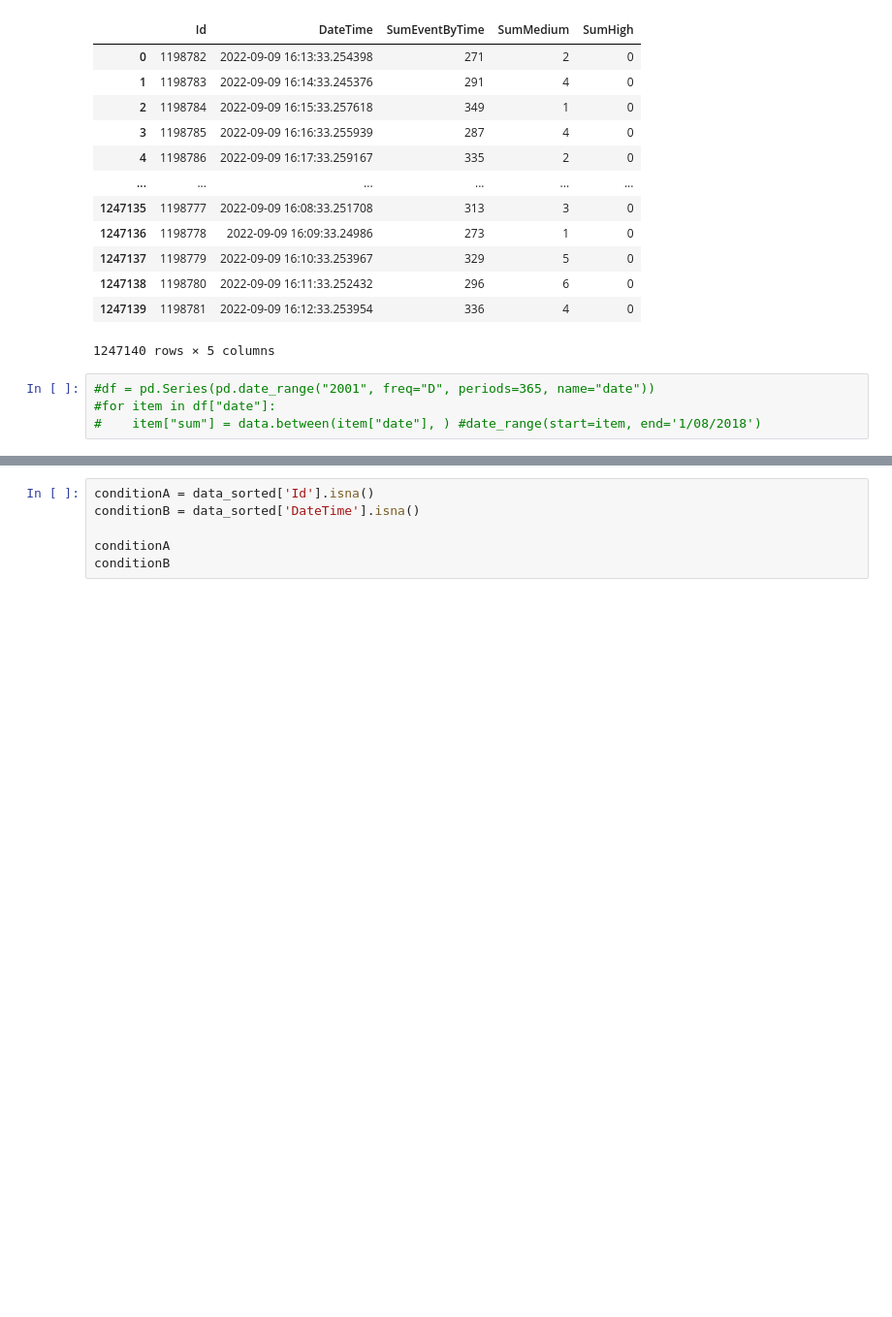
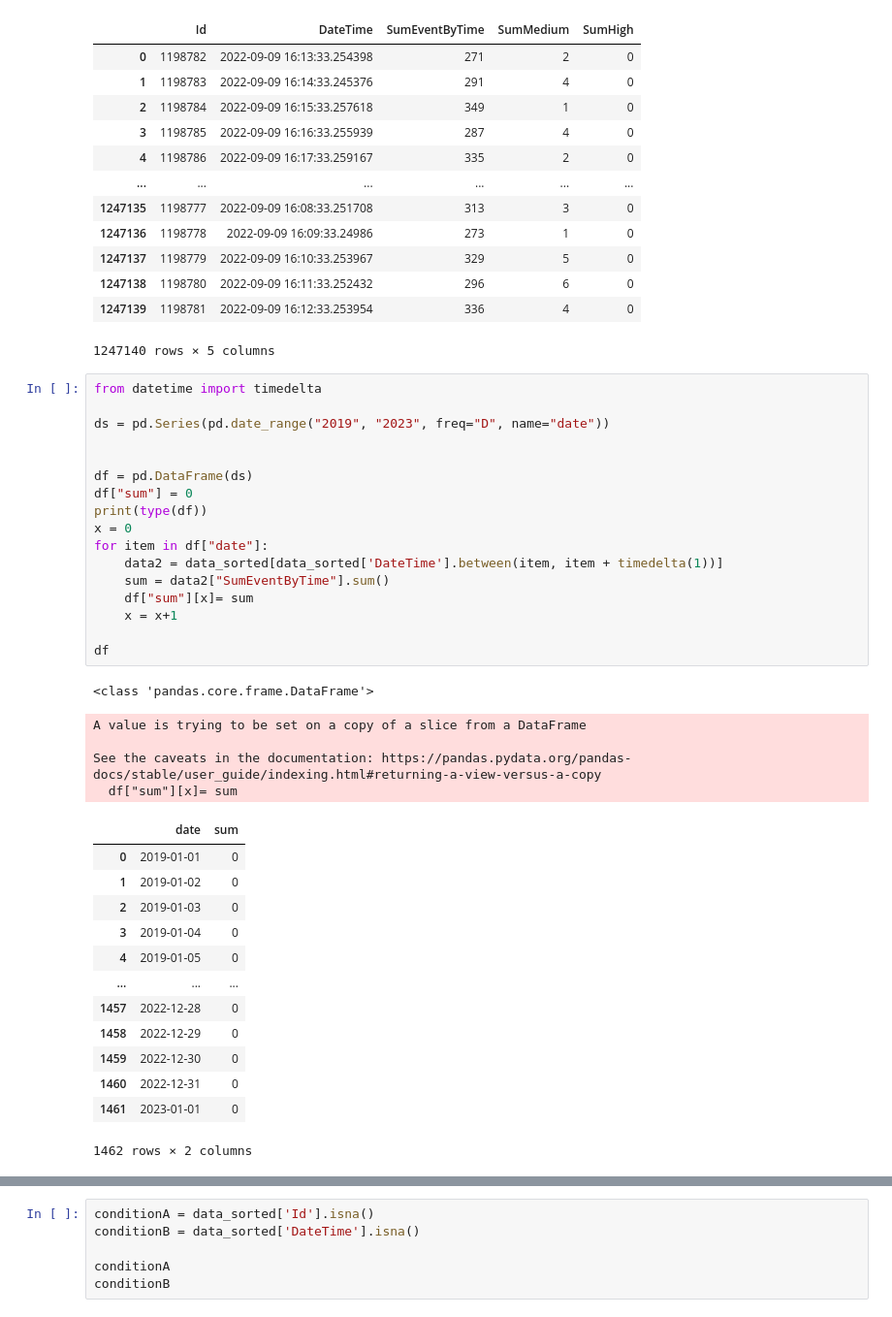
Before and after one commit to IHVH/EventsByTimes, a Jupyter notebook: GlayManNostradamus.ipynb, the cells around one changed output, grey strips where cells are left out. Shown: that part at 97% size. Drawn from its saved outputs; the diff is of its cells as text; blank space fills up the shorter version.

```diff
--- a/GlayManNostradamus.ipynb
+++ b/GlayManNostradamus.ipynb
@@ -68,7 +72,39 @@ False
 | 1247138 | 1198780 | 2022-09-09 16:11:33.252432 | 296 | 6 | 0 |
 | 1247139 | 1198781 | 2022-09-09 16:12:33.253954 | 336 | 4 | 0 |
 1247140 rows × 5 columns
-# %%
-#df = pd.Series(pd.date_range("2001", freq="D", periods=365, name="date"))
-#for item in df["date"]:
-#    item["sum"] = data.between(item["date"], ) #date_range(start=item, end='1/08/2018')
+# %%
+from datetime import timedelta
+
+ds = pd.Series(pd.date_range("2019", "2023", freq="D", name="date"))
+
+
+df = pd.DataFrame(ds)
+df["sum"] = 0
+print(type(df))
+x = 0
+for item in df["date"]:
+    data2 = data_sorted[data_sorted['DateTime'].between(item, item + timedelta(1))]
+    sum = data2["SumEventByTime"].sum()
+    df["sum"][x]= sum
+    x = x+1
+
+df
+# %% [output]
+<class 'pandas.core.frame.DataFrame'>
+A value is trying to be set on a copy of a slice from a DataFrame
+
+See the caveats in the documentation: https://pandas.pydata.org/pandas-docs/stable/user_guide/indexing.html#returning-a-view-versus-a-copy
+  df["sum"][x]= sum
+|  | date | sum |
+| 0 | 2019-01-01 | 0 |
+| 1 | 2019-01-02 | 0 |
+| 2 | 2019-01-03 | 0 |
+| 3 | 2019-01-04 | 0 |
+| 4 | 2019-01-05 | 0 |
+| ... | ... | ... |
+| 1457 | 2022-12-28 | 0 |
+| 1458 | 2022-12-29 | 0 |
+| 1459 | 2022-12-30 | 0 |
+| 1460 | 2022-12-31 | 0 |
+| 1461 | 2023-01-01 | 0 |
+1462 rows × 2 columns
```
Also changed, not shown: parts of 4 cells of this notebook.
